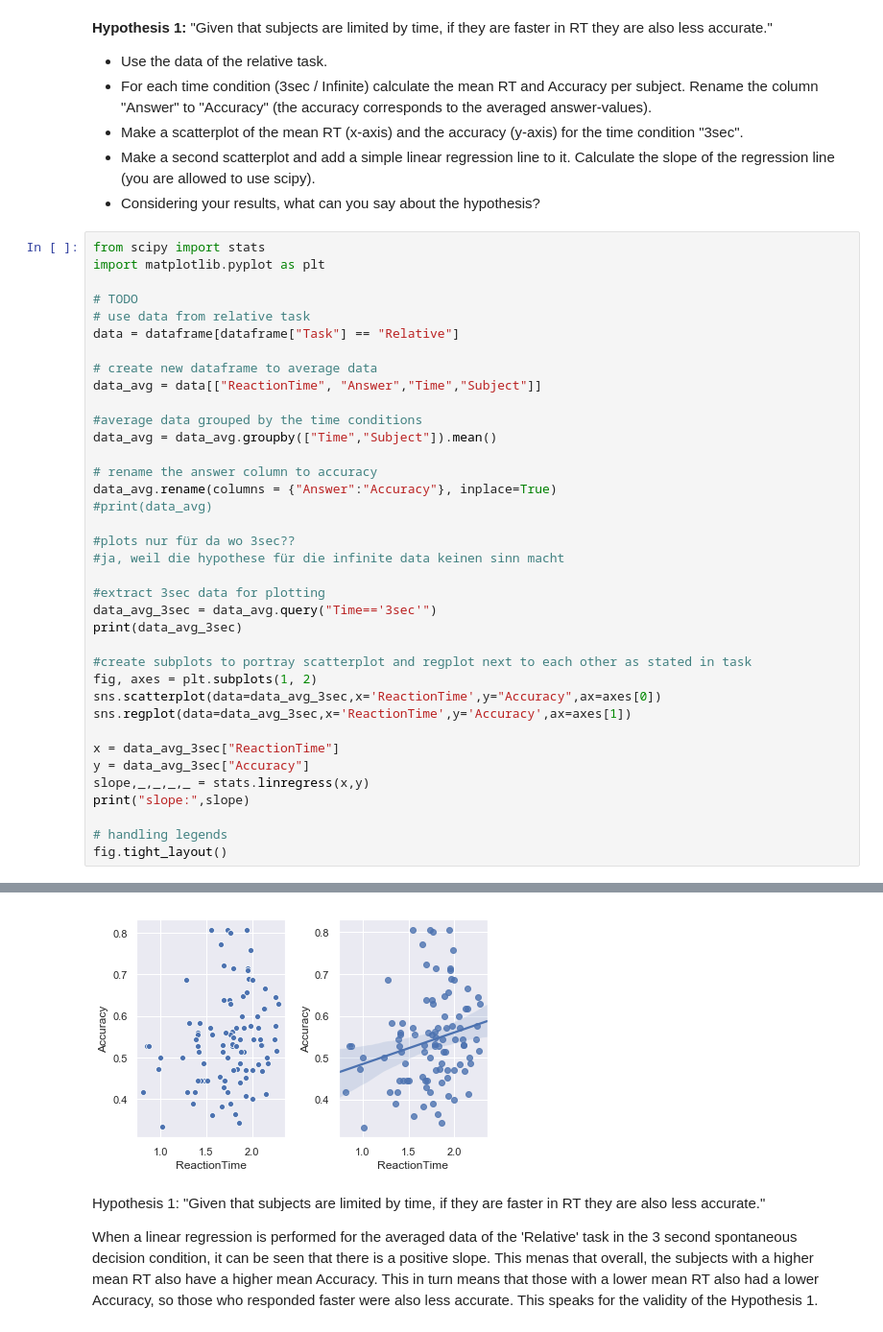
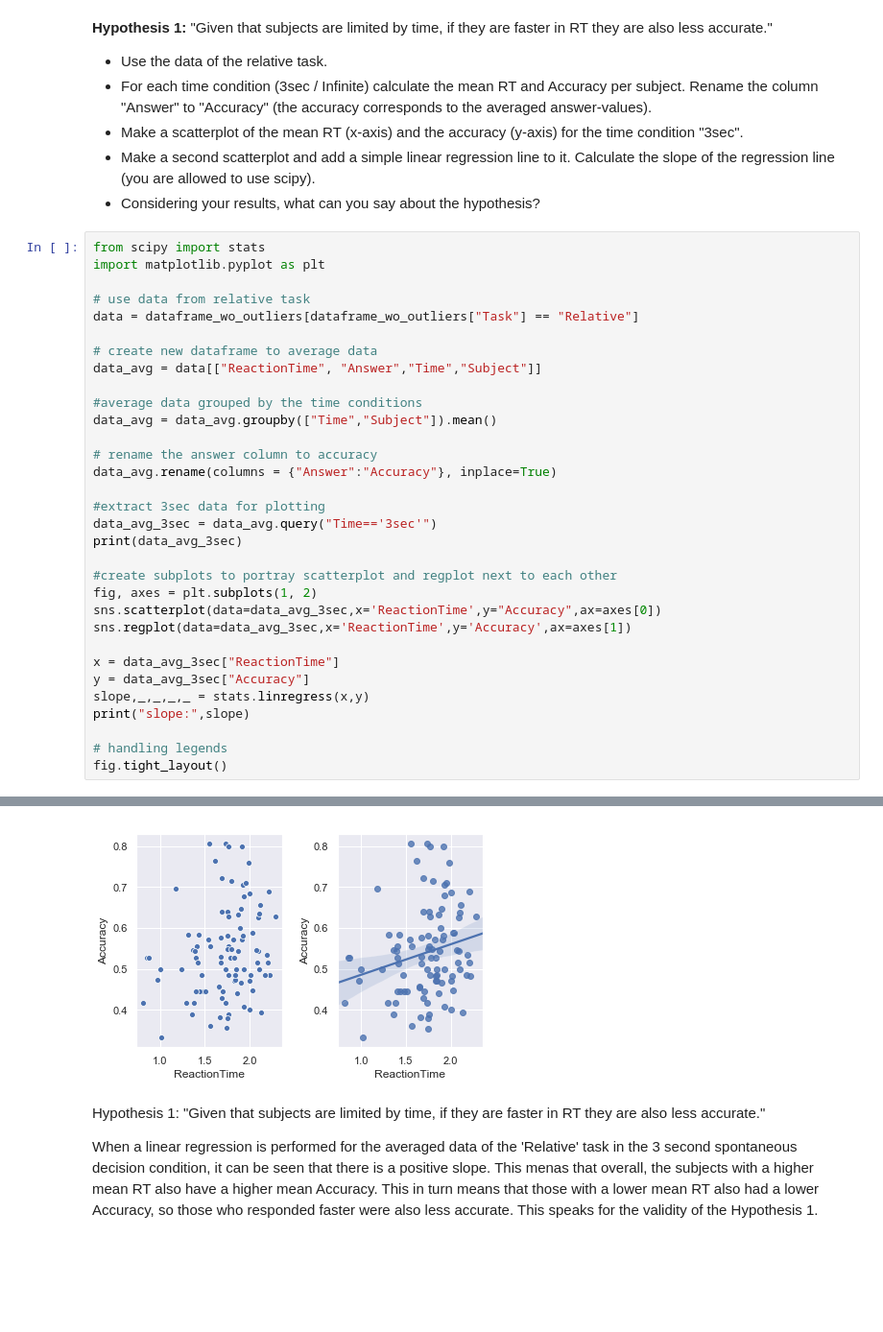
Before and after one commit to NBP-ACC/week-5-acc_9, a Jupyter notebook: sheet03.ipynb, the cells around one changed output, grey strips where cells are left out. Shown at 96% size. Saved outputs shown, nothing was run; the diff lists cells and outputs as text; blank space fills up the shorter version.

Commit message:
Outliers etc

```diff
--- a/sheet03.ipynb
+++ b/sheet03.ipynb
@@ -283,9 +254,8 @@ KeyError: 'Idx'
 from scipy import stats
 import matplotlib.pyplot as plt
 
-# TODO
 # use data from relative task
-data = dataframe[dataframe["Task"] == "Relative"]
+data = dataframe_wo_outliers[dataframe_wo_outliers["Task"] == "Relative"]
 
 # create new dataframe to average data
 data_avg = data[["ReactionTime", "Answer","Time","Subject"]]
@@ -295,16 +265,12 @@ data_avg = data_avg.groupby(["Time","Subject"]).mean()
 
 # rename the answer column to accuracy
 data_avg.rename(columns = {"Answer":"Accuracy"}, inplace=True)
-#print(data_avg)
-
-#plots nur für da wo 3sec??
-#ja, weil die hypothese für die infinite data keinen sinn macht
 
 #extract 3sec data for plotting
 data_avg_3sec = data_avg.query("Time=='3sec'")
 print(data_avg_3sec)
 
-#create subplots to portray scatterplot and regplot next to each other as stated in task
+#create subplots to portray scatterplot and regplot next to each other
 fig, axes = plt.subplots(1, 2)
 sns.scatterplot(data=data_avg_3sec,x='ReactionTime',y="Accuracy",ax=axes[0])
 sns.regplot(data=data_avg_3sec,x='ReactionTime',y='Accuracy',ax=axes[1])
@@ -337,4 +303,4 @@ slope: 0.07550445229344258
-[figure, old version]
+[figure, new version]
 # %% [markdown]
 Hypothesis 1: "Given that subjects are limited by time, if they are faster in RT they are also less accurate."
 
```
Also changed, not shown: parts of 9 cells of this notebook.
